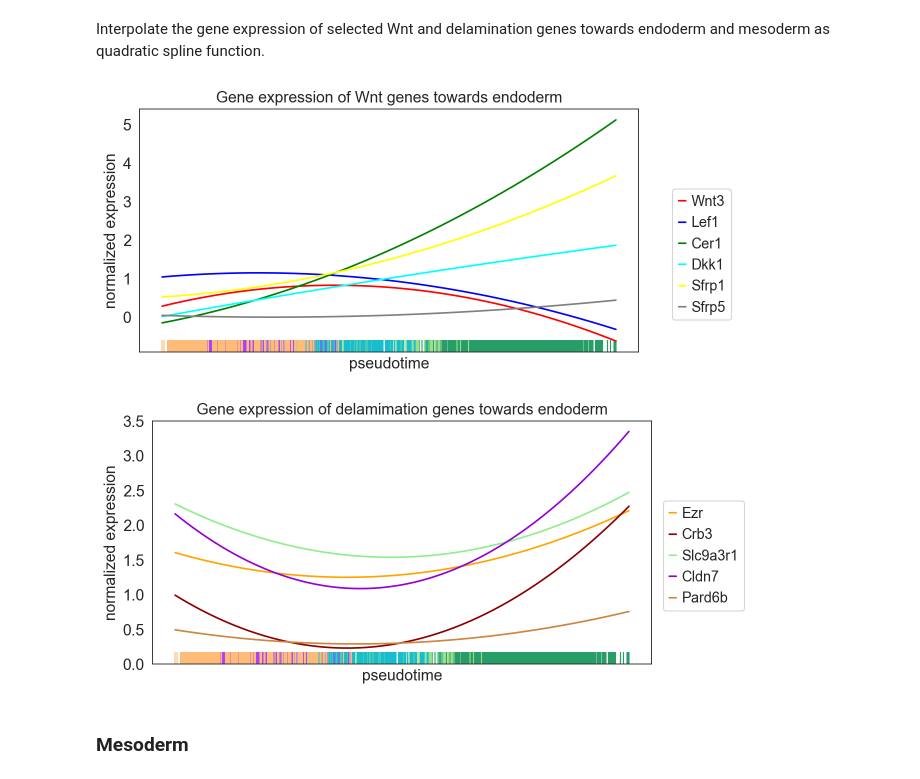
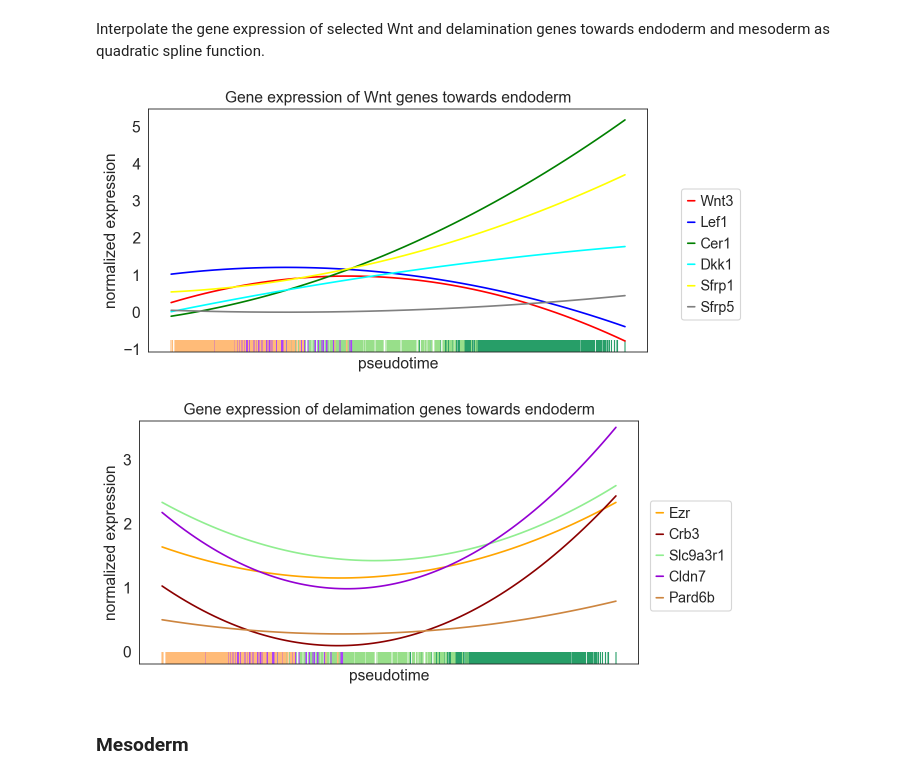
Before and after one commit to theislab/gastrulation_analysis, a Jupyter notebook: 4_pseudotime.ipynb, the cells around one changed output. Drawn from its saved outputs; the diff is of its cells as text; code cells hidden in the pictures.

Commit message:
update pseudotime plots

```diff
--- a/4_pseudotime.ipynb
+++ b/4_pseudotime.ipynb
@@ -84,8 +84,7 @@ Here, we select the subset of endoderm, (primed) epiblast, primitive streak, ant
 subset_idx = np.in1d(adata.obs['tissues_final'], ['epiblast',
                                                    'posterior epiblast',
                                                    'transitory progenitors',
-                                                   'anterior definitive endoderm',
-                                                   'axial mesendoderm'])
+                                                   'anterior definitive endoderm'])
 # %%
 adata_endo = adata[subset_idx,:].copy()
 # %%
@@ -292,7 +292,7 @@ pl.savefig('./figures/' + today + '_wnt_signature_endoderm_lineplot.pdf',format=
 
 pl.show()
 # %% [output]
-[figure, old version]
+[figure, new version]
 # %%
 #genes=['Fev','Tox3','BC023829','Pax4','Cck','Neurod1','Vwa5b2','Celf3','Runx1t1','Cacna2d1']
 adata_tmp = adata_endo.raw[:,genes_delam].copy()
@@ -302,35 +302,35 @@ df['pseudotime']=adata_endo.obs['dpt_pseudotime'].values
 df['clusters']=adata_endo.obs['tissues_final'].values
 
 df=df.sort_values(by='pseudotime',ascending=True)
 
 rcParams['figure.figsize'] = (8, 4)
 
 fig,ax=pl.subplots()
 
 
 for i,gene in enumerate(genes_delam):
     fit=np.polyfit(df['pseudotime'].values,df[gene].values,deg=2)
     f = np.poly1d(fit)
 
     sb.lineplot(y=f(df['pseudotime']), x=df['pseudotime'].values,color=cols[i+6],ax=ax,label=gene)
 
 
 for i,clust in enumerate(adata_endo.obs['tissues_final'].cat.categories):
     df_sub=df[np.isin(df['clusters'],clust)]
     sb.distplot(df_sub['pseudotime'],kde=False, hist=False, rug=True, ax=ax,color=col_clust[i])
 
 pl.ylabel('normalized expression')
 ax.set_xticks([])
-ax.set_ylim([0,3.5])
+ax.set_ylim([-0.2,3.6])
 ax.set_xticklabels([])
 ax.legend(bbox_to_anchor=(1.2, 0.7))
 pl.title('Gene expression of delamimation genes towards endoderm')
 pl.savefig('./figures/' + today + '_delamination_signature_endoderm_lineplot.pdf',
            format='pdf',dpi=300, bbox_inches='tight')
 
 pl.show()
 # %% [output]
-[figure, old version]
+[figure, new version]
 # %% [markdown]
 ### Mesoderm
 # %%
```
Also changed, not shown: parts of 7 cells of this notebook.
